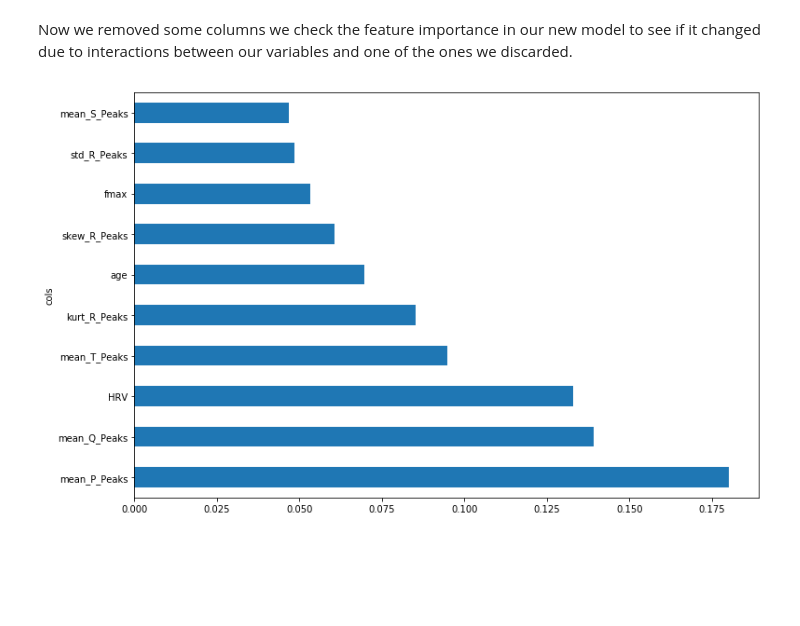
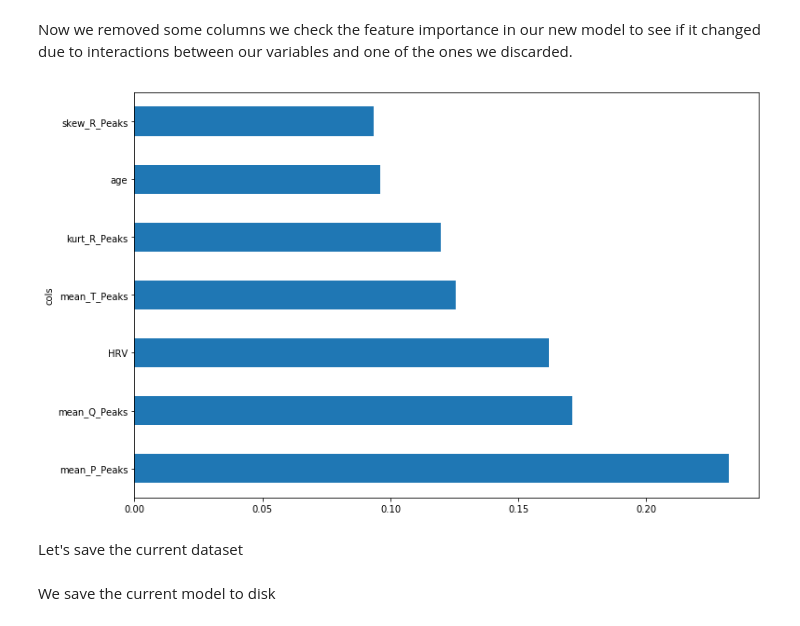
Before and after one commit to tomiambro/phys2020Classifier, a Jupyter notebook: AFDetection.ipynb, the cells around one changed output. Saved outputs shown, nothing was run; the diff lists cells and outputs as text; code cells hidden in the pictures; blank space fills up the shorter version.

Commit message:
Added new dataset and store model

```diff
--- a/AFDetection.ipynb
+++ b/AFDetection.ipynb
@@ -277,0 +293,4 @@ INFO: 'AF_feature_testing' does not exist. Creating a new experiment
+# %%
+to_drop = ['var_R_Peaks']
+X_train_drop = X_train.drop(to_drop, axis=1)
+X_eval_drop = X_eval.drop(to_drop, axis=1)
@@ -282,6 +319,6 @@ We calculate the feature importance using the MDI (Mean Decrease in Impurity) me
 # %%
 def plot_fi(fi): return fi.plot('cols', 'imp', 'barh', figsize=(12,8), legend=False)
 # %%
-fi_mdi = rf_feat_importance(m_af, X_train)
+fi_mdi = rf_feat_importance(m_af, X_train_drop)
 plot_fi(fi_mdi);
 # %% [output]
@@ -310,11 +347,11 @@ Although not the same, the results are similar and make sense from a physiologic
 # %% [markdown]
 ### Lets optimize our model based on MDI results
 # %%
-thresh = 0.035
+thresh = 0.025
 to_keep = list(fi_mdi[fi_mdi['imp'] > thresh].cols)
 
-X_train_keep = X_train[to_keep]
-X_eval_keep = X_eval[to_keep]
+X_train_keep = X_train_drop[to_keep]
+X_eval_keep = X_eval_drop[to_keep]
 
 len(to_keep)
 # %% [output]
@@ -381,7 +378,9 @@ with mlflow.start_run() as run:
 # %% [markdown]
 Now we removed some columns we check the feature importance in our new model to see if it changed due to interactions between our variables and one of the ones we discarded.
 # %%
-fi_mdi = rf_feat_importance(m_af, X_train_drop)
+fi_mdi = rf_feat_importance(m_af, X_train_keep)
 plot_fi(fi_mdi[:10]);
 # %% [output]
-[figure, old version]
+[figure, new version]
+# %% [markdown]
+Let's save the current dataset
@@ -387,0 +393,2 @@ plot_fi(fi_mdi[:10]);
+# %% [markdown]
+We save the current model to disk
```
Also changed, not shown: parts of 28 cells of this notebook, 2 other files.
